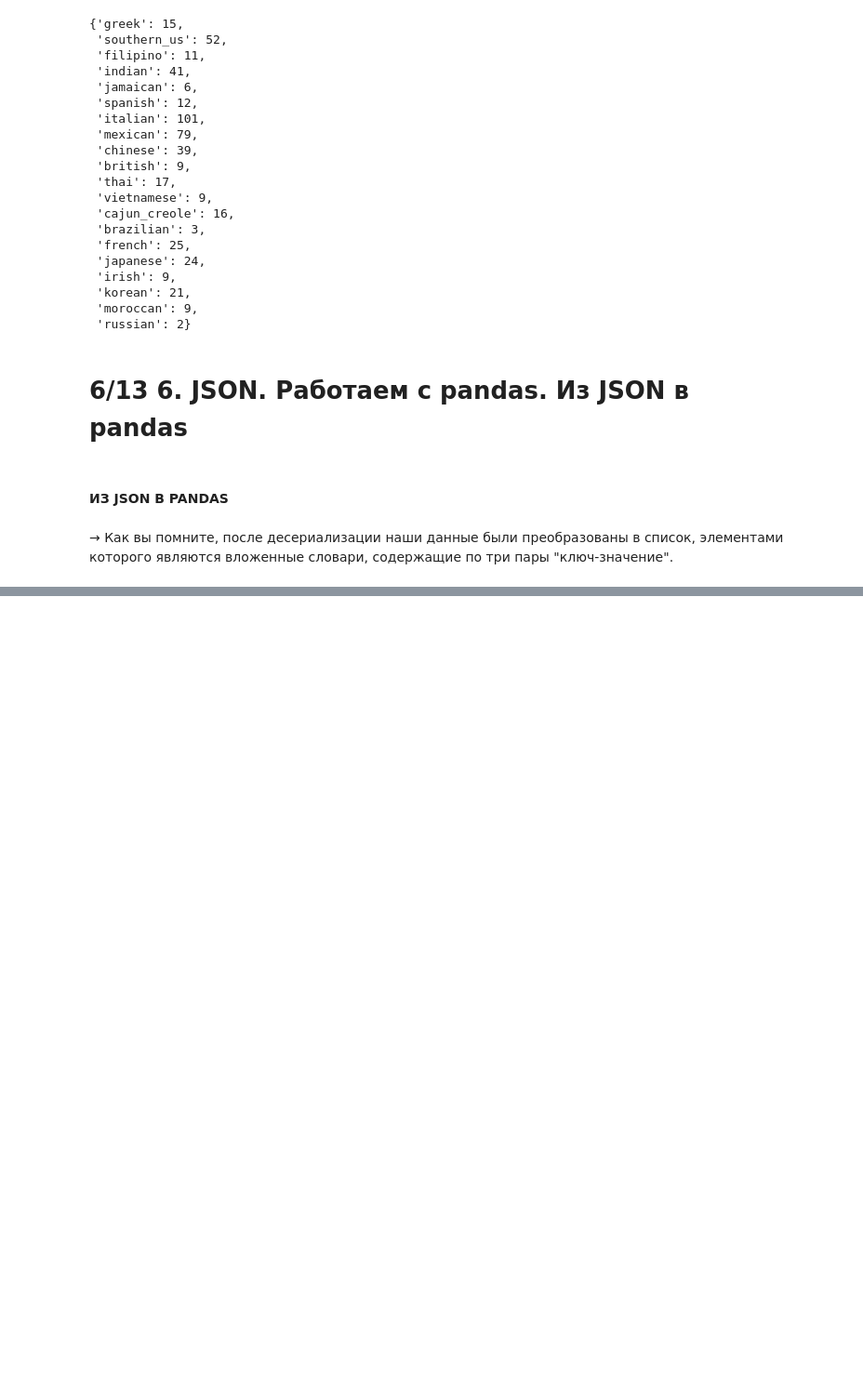
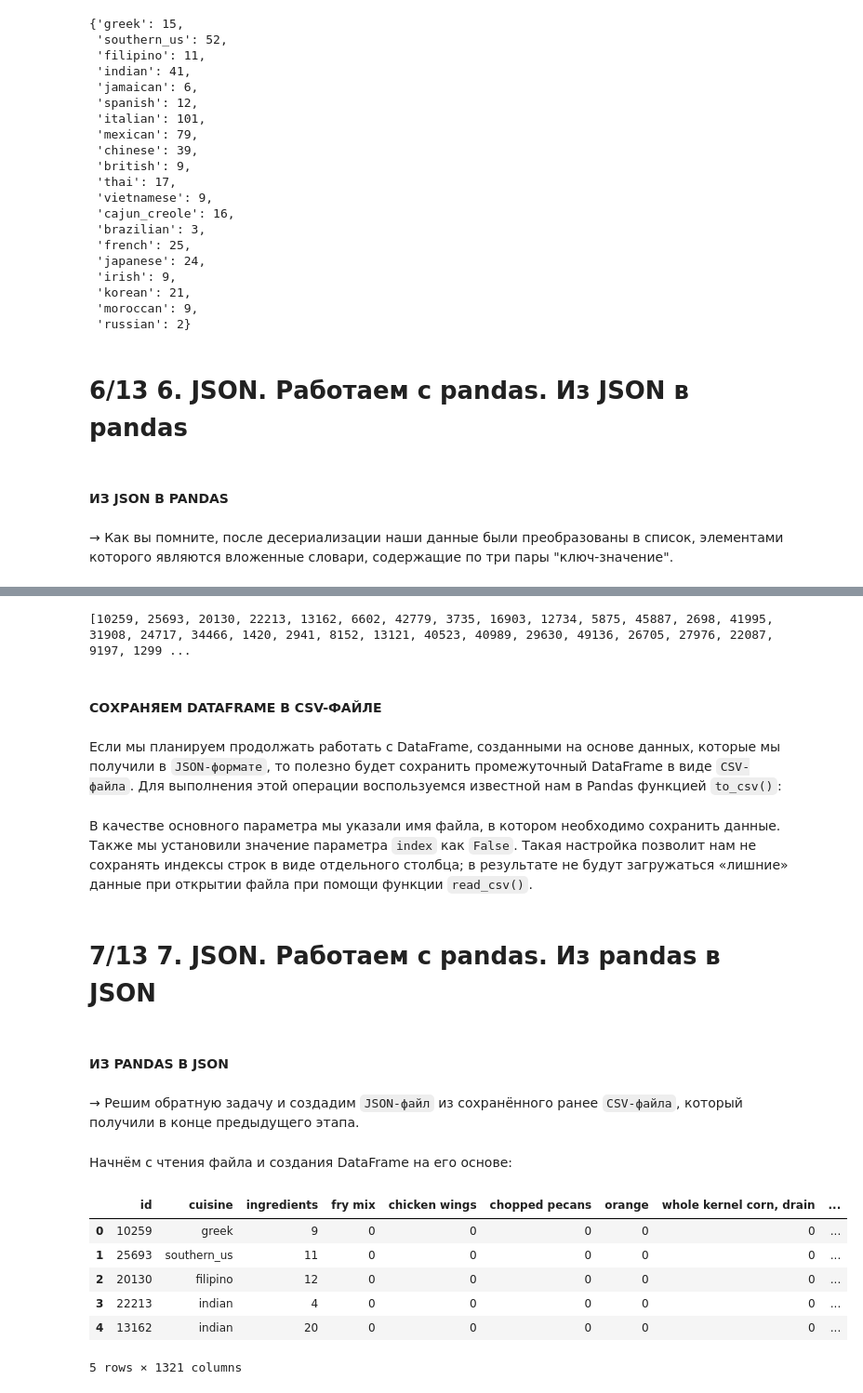
Before and after one commit to Thederis/st_ds, a Jupyter notebook: learning/Different_file_formats/teory_formats.ipynb, the cells around one changed output, grey strips where cells are left out. Shown at 93% size. Cells and saved outputs as stored; diff of their text form; code cells hidden in the pictures; blank space fills up the shorter version.

```diff
--- a/learning/Different_file_formats/teory_formats.ipynb
+++ b/learning/Different_file_formats/teory_formats.ipynb
@@ -536,0 +649,12 @@ italian
+# %%
+ids = list()
+for i in df['id']:
+    ids.append(i)
+
+print(ids)
+# %% [output]
+[10259, 25693, 20130, 22213, 13162, 6602, 42779, 3735, 16903, 12734, 5875, 45887, 2698, 41995, 31908, 24717, 34466, 1420, 2941, 8152, 13121, 40523, 40989, 29630, 49136, 26705, 27976, 22087, 9197, 1299 ...
+# %% [markdown]
+#### СОХРАНЯЕМ DATAFRAME В CSV-ФАЙЛЕ
+# %% [markdown]
+Если мы планируем продолжать работать с DataFrame, созданными на основе данных, которые мы получили в `JSON-формате`, то полезно будет сохранить промежуточный DataFrame в виде `CSV-файла`. Для выполнения этой операции воспользуемся известной нам в Pandas функцией `to_csv()`:
@@ -536,0 +663,21 @@ italian
+# %% [markdown]
+В качестве основного параметра мы указали имя файла, в котором необходимо сохранить данные. Также мы установили значение параметра `index` как `False`. Такая настройка позволит нам не сохранять индексы строк в виде отдельного столбца; в результате не будут загружаться «лишние» данные при открытии файла при помощи функции `read_csv()`.
+# %% [markdown]
+# 7/13  7. JSON. Работаем с pandas. Из pandas в JSON
+# %% [markdown]
+#### ИЗ PANDAS В JSON
+# %% [markdown]
+→ Решим обратную задачу и создадим `JSON-файл` из сохранённого ранее `CSV-файла`, который получили в конце предыдущего этапа.
+# %% [markdown]
+Начнём с чтения файла и создания DataFrame на его основе:
+# %%
+df = pd.read_csv('data/recipes.csv') # Создаём DataFrame, читаем данные из файла в переменную df.
+df.head()
+# %% [output]
+|  | id | cuisine | ingredients | fry mix | chicken wings | chopped pecans | orange | whole kernel corn, drain | ... |
+| 0 | 10259 | greek | 9 | 0 | 0 | 0 | 0 | 0 | ... |
+| 1 | 25693 | southern_us | 11 | 0 | 0 | 0 | 0 | 0 | ... |
+| 2 | 20130 | filipino | 12 | 0 | 0 | 0 | 0 | 0 | ... |
+| 3 | 22213 | indian | 4 | 0 | 0 | 0 | 0 | 0 | ... |
+| 4 | 13162 | indian | 20 | 0 | 0 | 0 | 0 | 0 | ... |
+5 rows × 1321 columns
```
Also changed, not shown: parts of 44 cells of this notebook, 5 other files.
